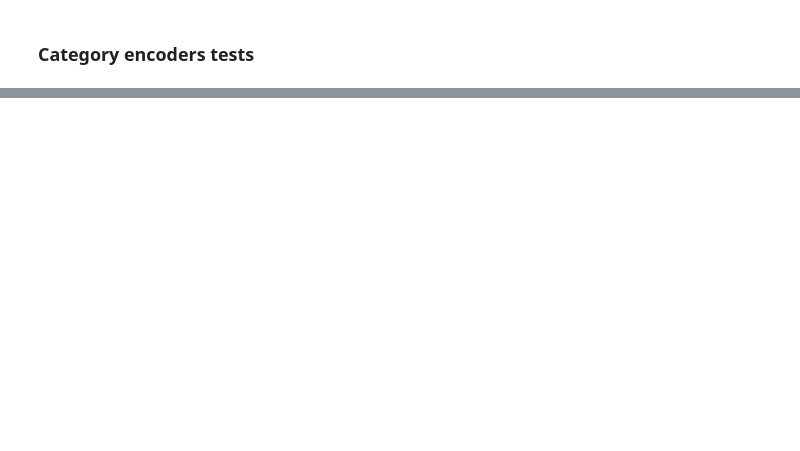
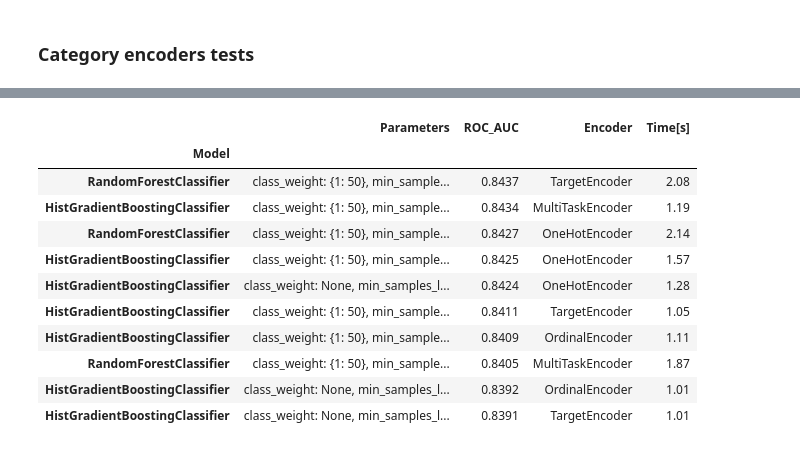
Before and after one commit to k-katarzyna/Lead_Conversion_Probability, a Jupyter notebook: Happy_Customer_Bank/Project_main.ipynb, the cells around one changed output, grey strips where cells are left out. Cells and saved outputs as stored; diff of their text form; code cells hidden in the pictures; blank space fills up the shorter version.

```diff
--- a/Happy_Customer_Bank/Project_main.ipynb
+++ b/Happy_Customer_Bank/Project_main.ipynb
@@ -318,0 +309,15 @@ results.groupby("Encoder").describe()
+# %%
+results.sort_values(by = ["ROC_AUC"], ascending = False).head(10)
+# %% [output]
+|  | Parameters | ROC_AUC | Encoder | Time[s] |
+| Model |  |  |  |  |
+| RandomForestClassifier | class_weight: {1: 50}, min_sample... | 0.8437 | TargetEncoder | 2.08 |
+| HistGradientBoostingClassifier | class_weight: {1: 50}, min_sample... | 0.8434 | MultiTaskEncoder | 1.19 |
+| RandomForestClassifier | class_weight: {1: 50}, min_sample... | 0.8427 | OneHotEncoder | 2.14 |
+| HistGradientBoostingClassifier | class_weight: {1: 50}, min_sample... | 0.8425 | OneHotEncoder | 1.57 |
+| HistGradientBoostingClassifier | class_weight: None, min_samples_l... | 0.8424 | OneHotEncoder | 1.28 |
+| HistGradientBoostingClassifier | class_weight: {1: 50}, min_sample... | 0.8411 | TargetEncoder | 1.05 |
+| HistGradientBoostingClassifier | class_weight: {1: 50}, min_sample... | 0.8409 | OrdinalEncoder | 1.11 |
+| RandomForestClassifier | class_weight: {1: 50}, min_sample... | 0.8405 | MultiTaskEncoder | 1.87 |
+| HistGradientBoostingClassifier | class_weight: None, min_samples_l... | 0.8392 | OrdinalEncoder | 1.01 |
+| HistGradientBoostingClassifier | class_weight: None, min_samples_l... | 0.8391 | TargetEncoder | 1.01 |
```
Also changed, not shown: parts of 12 cells of this notebook, 1 other file.
